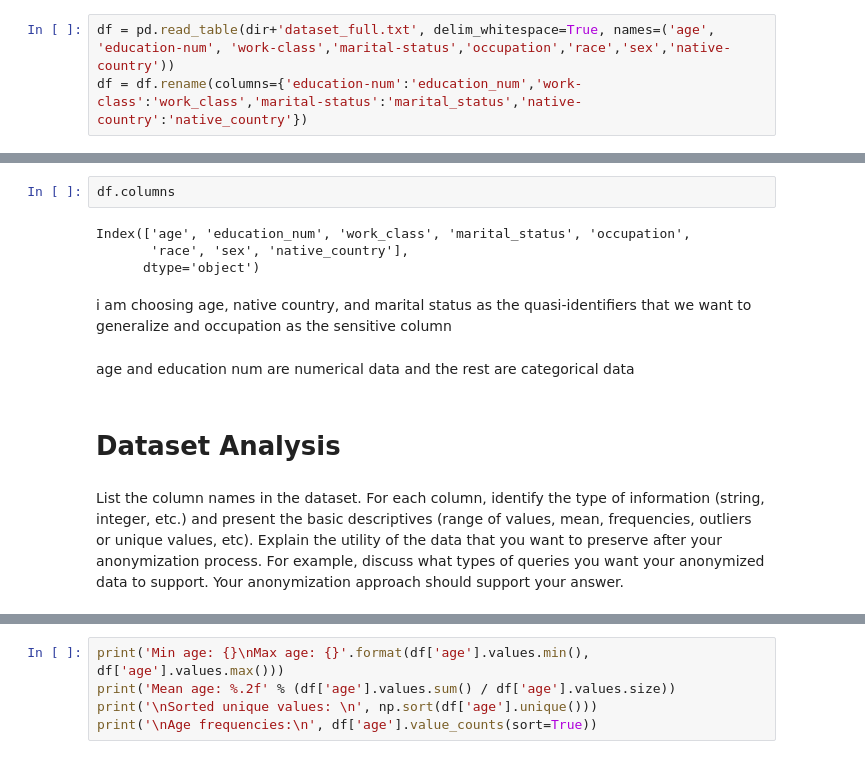
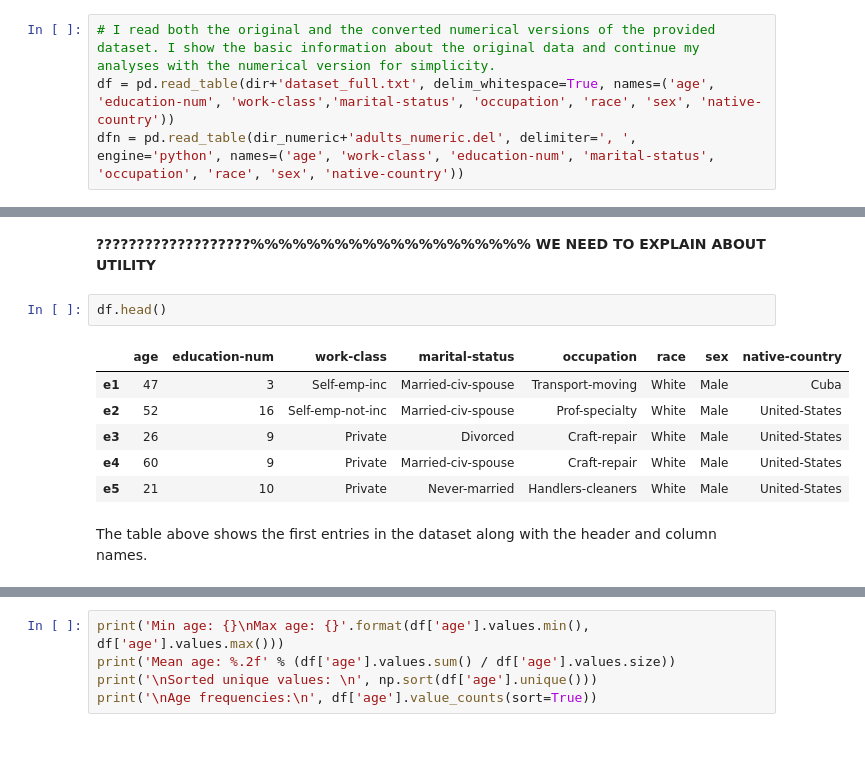
Before and after one commit to Younes-Karimi/IST597-DataPrivacy, a Jupyter notebook: DP_HW1.ipynb, the cells around one changed output, grey strips where cells are left out. Saved outputs shown, nothing was run; the diff lists cells and outputs as text.

```diff
--- a/DP_HW1.ipynb
+++ b/DP_HW1.ipynb
@@ -17,3 +26,4 @@ import data and rename - to _
 # %%
-df = pd.read_table(dir+'dataset_full.txt', delim_whitespace=True, names=('age', 'education-num', 'work-class','marital-status','occupation','race','sex','native-country'))
-df = df.rename(columns={'education-num':'education_num','work-class':'work_class','marital-status':'marital_status','native-country':'native_country'})
+# I read both the original and the converted numerical versions of the provided dataset. I show the basic information about the original data and continue my analyses with the numerical version for simplicity.
+df = pd.read_table(dir+'dataset_full.txt', delim_whitespace=True, names=('age', 'education-num', 'work-class','marital-status', 'occupation', 'race', 'sex', 'native-country'))
+dfn = pd.read_table(dir_numeric+'adults_numeric.del', delimiter=', ', engine='python', names=('age', 'work-class', 'education-num', 'marital-status', 'occupation', 'race', 'sex', 'native-country'))
@@ -20,17 +34,16 @@ df = df.rename(columns={'education-num':'education_num','work-class':'work_class
+# %% [markdown]
+**???????????????????%%%%%%%%%%%%%%%%%%%% WE NEED TO EXPLAIN ABOUT UTILITY**
 # %%
-df.columns
+df.head()
 # %% [output]
-Index(['age', 'education_num', 'work_class', 'marital_status', 'occupation',
-       'race', 'sex', 'native_country'],
-      dtype='object')
+|  | age | education-num | work-class | marital-status | occupation | race | sex | native-country |
+| e1 | 47 | 3 | Self-emp-inc | Married-civ-spouse | Transport-moving | White | Male | Cuba |
+| e2 | 52 | 16 | Self-emp-not-inc | Married-civ-spouse | Prof-specialty | White | Male | United-States |
+| e3 | 26 | 9 | Private | Divorced | Craft-repair | White | Male | United-States |
+| e4 | 60 | 9 | Private | Married-civ-spouse | Craft-repair | White | Male | United-States |
+| e5 | 21 | 10 | Private | Never-married | Handlers-cleaners | White | Male | United-States |
-# %% [markdown]
-i am choosing age, native country, and marital status as the quasi-identifiers  that we want to generalize and occupation as the sensitive column
-# %% [markdown]
-age and education num are numerical data and the rest are categorical data
-# %% [markdown]
-# Dataset Analysis
-# %% [markdown]
-List the column names in the dataset. For each column, identify the type of information (string, integer, etc.) and present the basic descriptives (range of values, mean, frequencies, outliers or unique values, etc). Explain the utility of the data that you want to preserve after your anonymization process. For example, discuss what types of queries you want your anonymized data to support. Your anonymization approach should support your answer.
+# %% [markdown]
+The table above shows the first entries in the dataset along with the header and column names.
 # %%
 df.info()
 # %% [output]
```
Also changed, not shown: parts of 76 cells of this notebook.
